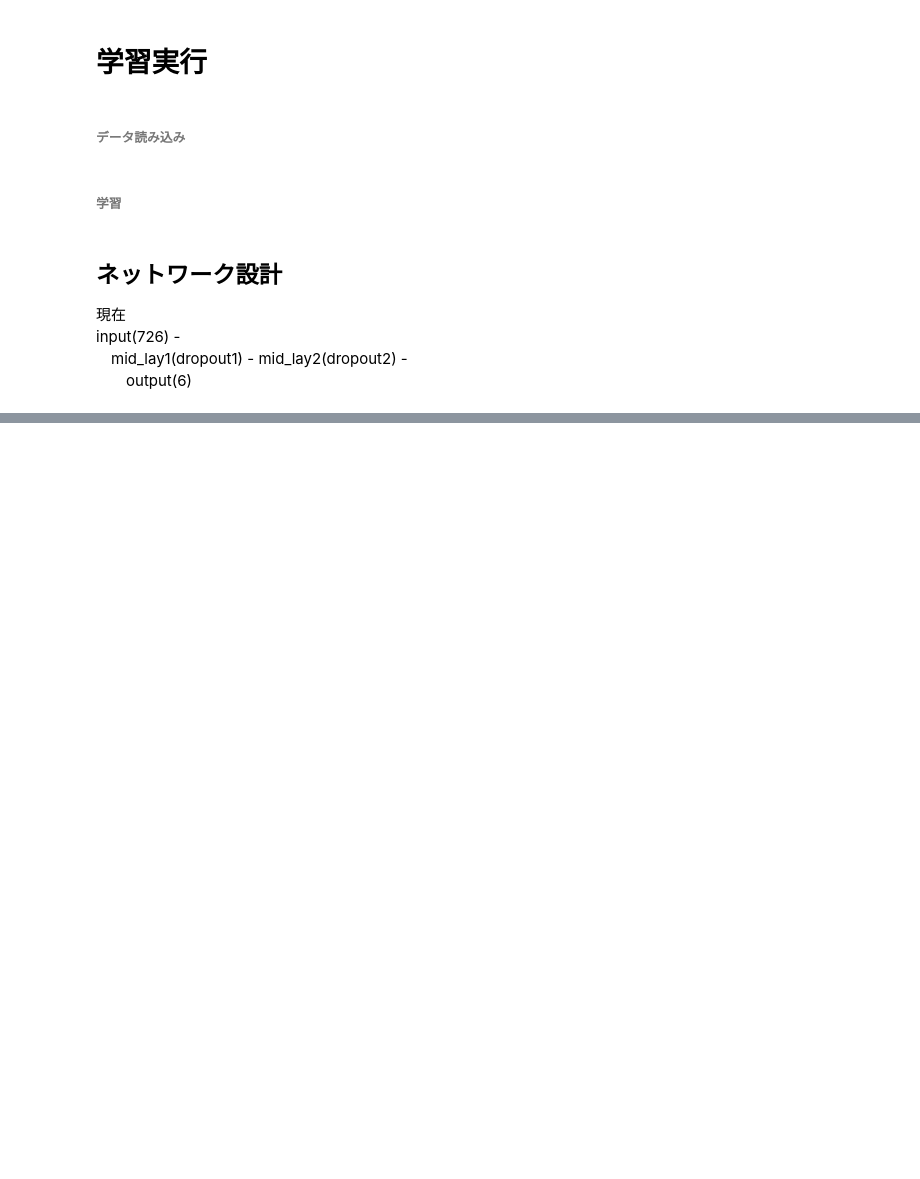
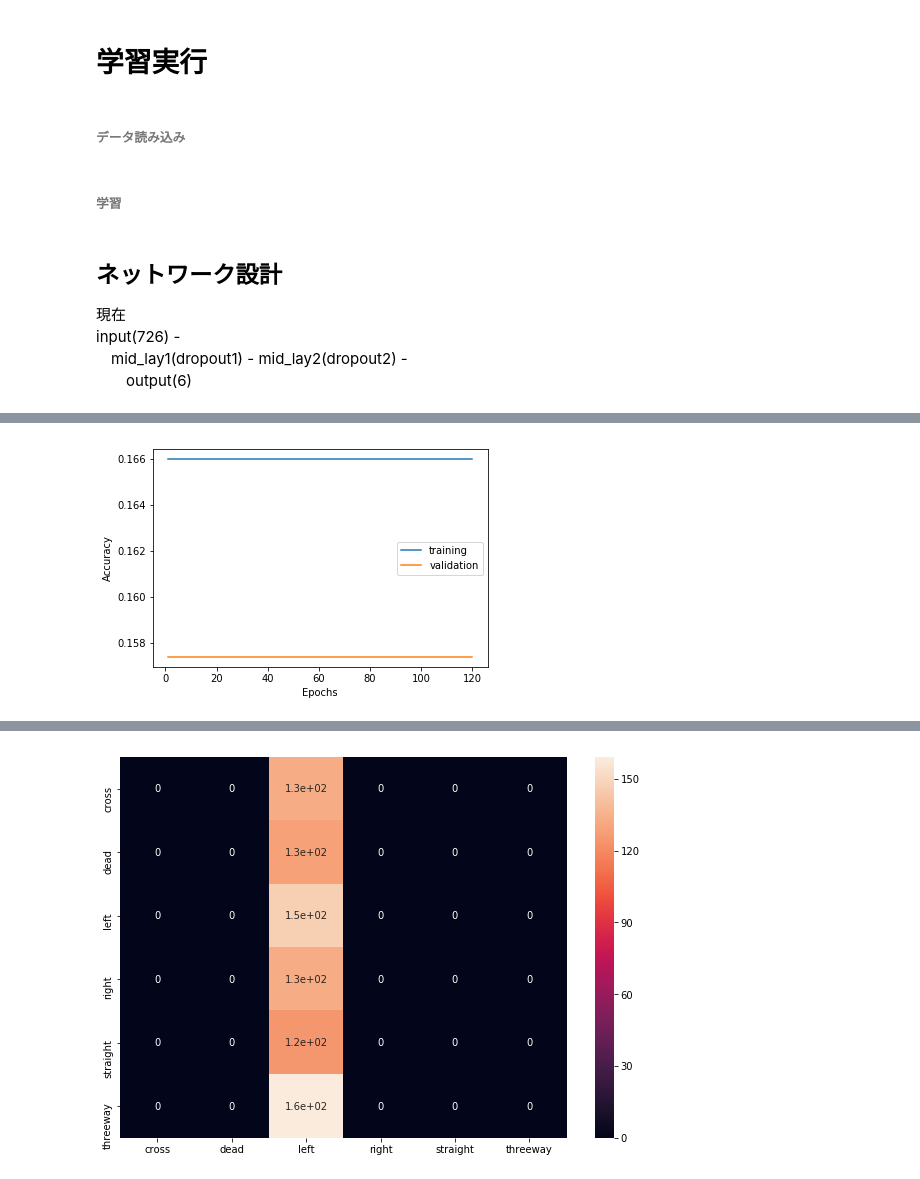
Before and after one commit to tiger0421/junctionRecognition, a Jupyter notebook: NuralNetwork.ipynb, the cells around one changed output, grey strips where cells are left out. Saved outputs shown, nothing was run; the diff lists cells and outputs as text; code cells hidden in the pictures; blank space fills up the shorter version.

```diff
--- a/NuralNetwork.ipynb
+++ b/NuralNetwork.ipynb
@@ -49,7 +73,7 @@ batch_size = 100
 # %%
 def adjust_data_num(num_class):
     # header = 列名
-    file_name = "./data/" + TRAIN_DATA_FILES[num_class] + '.csv'
+    file_name = "/content/drive/My Drive/Colab Notebooks/data/" + TRAIN_DATA_FILES[num_class] + '.csv'
     data_set = pd.read_csv(file_name, header=None)
 
     return data_set.sample(num_data_set)
@@ -104,0 +180,28 @@ input(726) -
+# %%
+# 726-800-800-800-6 = 5層のネットワーク
+DIM_HIDDEN1 = 1000
+DIM_HIDDEN2 = 1000
+DIM_HIDDEN3 = 1000
+
+RATIO_DROP_OUT1 = 0.25
+RATIO_DROP_OUT2 = 0.25
+RATIO_DROP_OUT3 = 0.25
+
+model = Sequential()
+model.add(Dense(DIM_HIDDEN1, input_dim = DIM_input_data, activation='relu'))
+model.add(Dropout(RATIO_DROP_OUT1))
+
+model.add(Dense(DIM_HIDDEN2, activation='relu'))
+model.add(Dropout(RATIO_DROP_OUT2))
+
+model.add(Dense(DIM_HIDDEN3, activation='relu'))
+model.add(Dropout(RATIO_DROP_OUT3))
+
+model.add(Dense(NUM_CLASSES, activation='softmax'))
+
+model.compile(optimizer='adam', loss='mean_squared_error', metrics=['accuracy'])
+history = model.fit(X_train, Y_train, batch_size=batch_size, epochs=epochs, verbose=0, validation_data=(X_validation, Y_validation))
+# %%
+plt_result(epochs, history)
+# %% [output]
+[figure, added]
@@ -104,0 +210 @@ input(726) -
+[figure, added]
```
Also changed, not shown: parts of 20 cells of this notebook.
